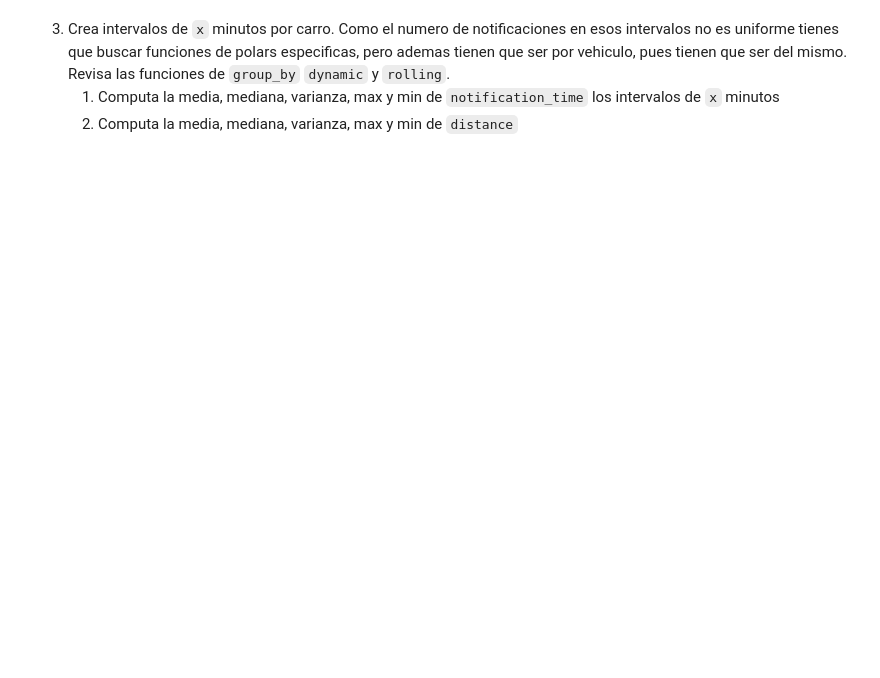
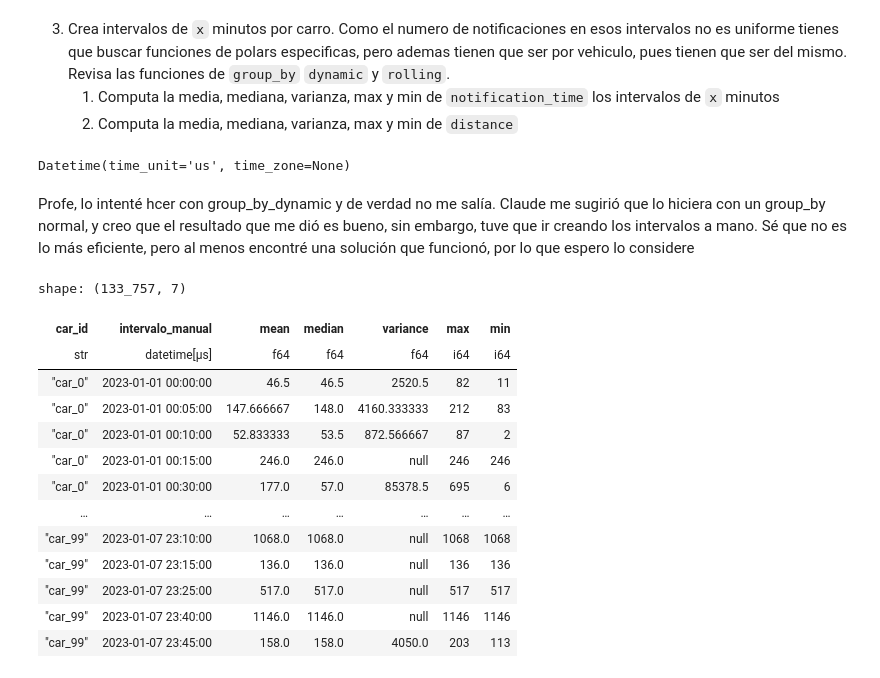
Before and after one commit to sonder-art/fdd_p24, a Jupyter notebook: tareas/5282_vhed/polars/05_polars_ts.ipynb, the cells around one changed output. Saved outputs shown, nothing was run; the diff lists cells and outputs as text; code cells hidden in the pictures; blank space fills up the shorter version.

```diff
--- a/tareas/5282_vhed/polars/05_polars_ts.ipynb
+++ b/tareas/5282_vhed/polars/05_polars_ts.ipynb
@@ -180,3 +258,44 @@ shape: (10, 7)
 3. Crea intervalos de `x` minutos por carro. Como el numero de notificaciones en esos intervalos no es uniforme tienes que buscar funciones de polars especificas, pero ademas tienen que ser por vehiculo, pues tienen que ser del mismo. Revisa las funciones de `group_by` `dynamic` y `rolling`.
    1. Computa la media, mediana, varianza, max y min de `notification_time` los intervalos de `x` minutos
    2. Computa la media, mediana, varianza, max y min de `distance`
+# %%
+print(data.dtypes[1])
+# %% [output]
+Datetime(time_unit='us', time_zone=None)
+# %% [markdown]
+Profe, lo intenté hcer con group_by_dynamic y de verdad no me salía. Claude me sugirió que lo hiciera con un group_by normal, y creo que el resultado que me dió es bueno, sin embargo, tuve que ir creando los intervalos a mano. Sé que no es lo más eficiente, pero al menos encontré una solución que funcionó, por lo que espero lo considere
+# %%
+x="5m"
+
+data = data.with_columns(
+    pl.col("timestamp").dt.truncate(x).alias("intervalo_manual")
+)
+
+data2 = data.groupby(["car_id", "intervalo_manual"])
+# %%
+#3.1
+stats = data2.agg([
+    pl.col("notification_time").dt.seconds().mean().alias("mean"),
+    pl.col("notification_time").dt.seconds().median().alias("median"),
+    pl.col("notification_time").dt.seconds().var().alias("variance"),
+    pl.col("notification_time").dt.seconds().max().alias("max"),
+    pl.col("notification_time").dt.seconds().min().alias("min"),
+])
+
+stats=stats.sort(["car_id", "intervalo_manual"])
+stats
+# %% [output]
+shape: (133_757, 7)
+| car_id | intervalo_manual | mean | median | variance | max | min |
+| str | datetime[μs] | f64 | f64 | f64 | i64 | i64 |
+| "car_0" | 2023-01-01 00:00:00 | 46.5 | 46.5 | 2520.5 | 82 | 11 |
+| "car_0" | 2023-01-01 00:05:00 | 147.666667 | 148.0 | 4160.333333 | 212 | 83 |
+| "car_0" | 2023-01-01 00:10:00 | 52.833333 | 53.5 | 872.566667 | 87 | 2 |
+| "car_0" | 2023-01-01 00:15:00 | 246.0 | 246.0 | null | 246 | 246 |
+| "car_0" | 2023-01-01 00:30:00 | 177.0 | 57.0 | 85378.5 | 695 | 6 |
+| … | … | … | … | … | … | … |
+| "car_99" | 2023-01-07 23:10:00 | 1068.0 | 1068.0 | null | 1068 | 1068 |
+| "car_99" | 2023-01-07 23:15:00 | 136.0 | 136.0 | null | 136 | 136 |
+| "car_99" | 2023-01-07 23:25:00 | 517.0 | 517.0 | null | 517 | 517 |
+| "car_99" | 2023-01-07 23:40:00 | 1146.0 | 1146.0 | null | 1146 | 1146 |
+| "car_99" | 2023-01-07 23:45:00 | 158.0 | 158.0 | 4050.0 | 203 | 113 |
```
Also changed, not shown: parts of 14 cells of this notebook, 4 other files.
